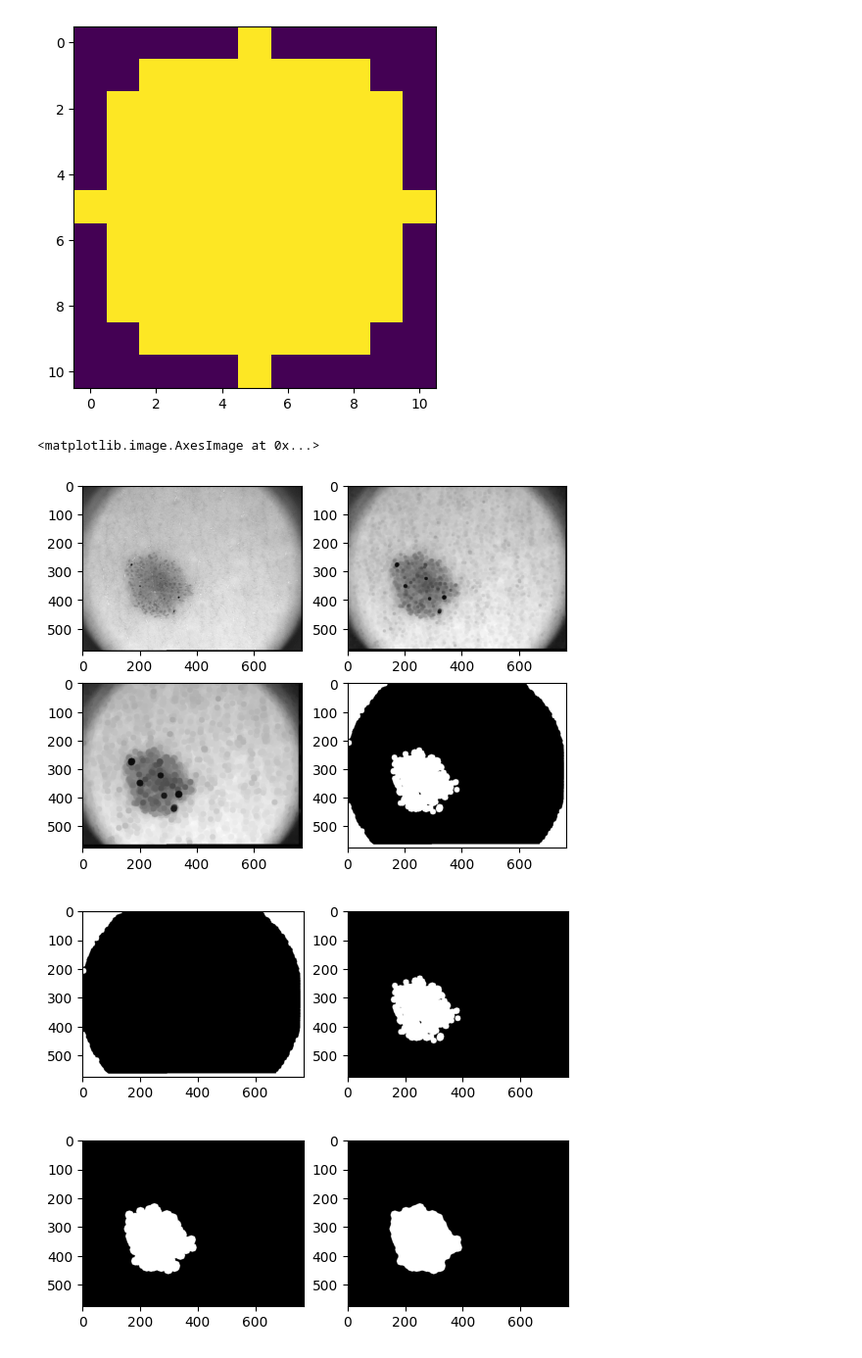
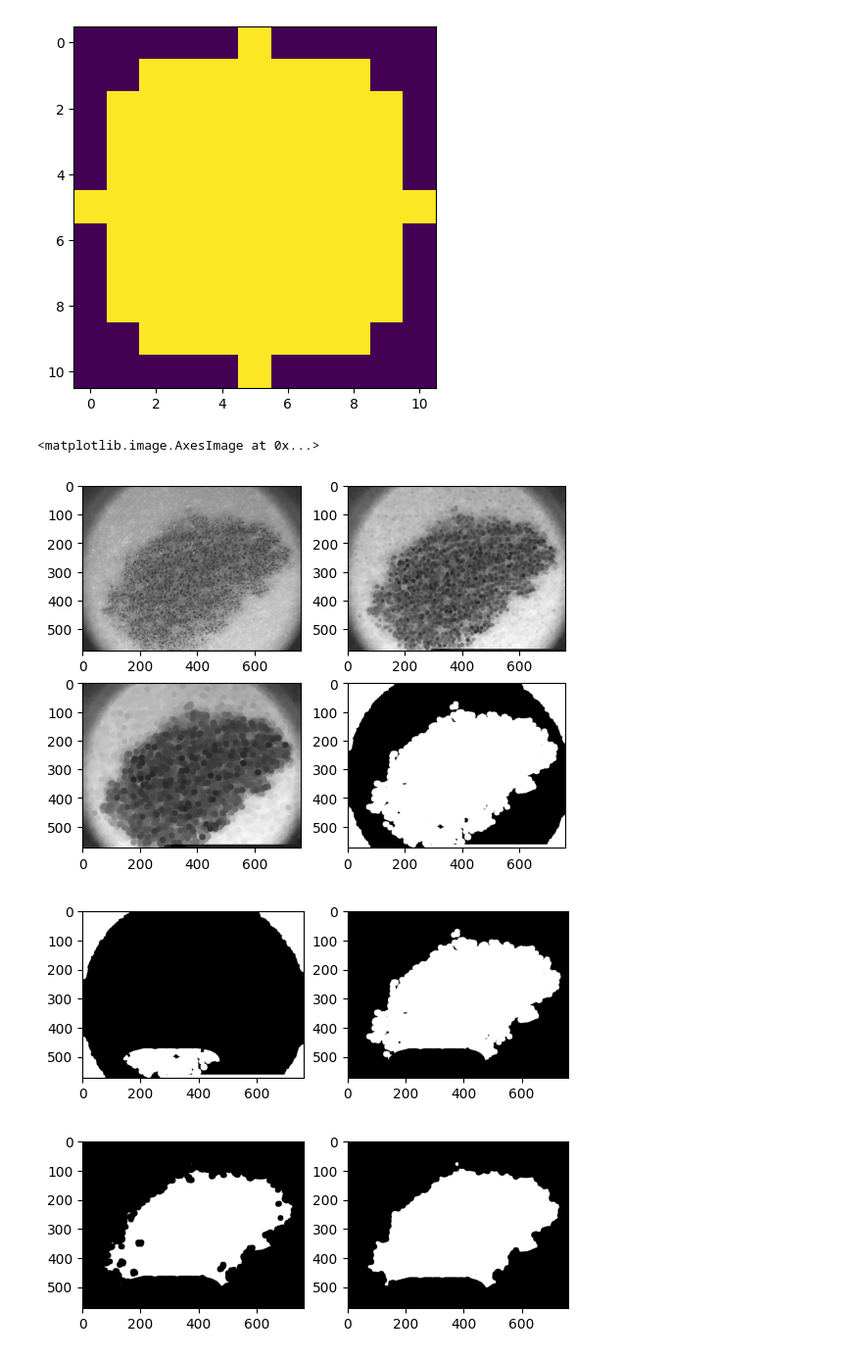
Before and after one commit to Rapuris/Medical-Image-Analysis-Spring-2024, a Jupyter notebook: skin.ipynb, the cells around one changed output. Shown at 98% size. Cells and saved outputs as stored; diff of their text form; code cells hidden in the pictures.

```diff
--- a/skin.ipynb
+++ b/skin.ipynb
@@ -105,7 +105,7 @@ Discrete Disk:
 <matplotlib.image.AxesImage at 0x...>
 [figure]
 # %%
-im = cv2.cvtColor(images[10], cv2.COLOR_BGR2GRAY)
+im = cv2.cvtColor(images[111], cv2.COLOR_BGR2GRAY)
 plt.figure()
 plt.subplot(221)
 plt.imshow(im, cmap = "gray")
@@ -114,36 +114,40 @@ im = cv2.erode(im, disk)
 plt.imshow(im, cmap = "gray")
 
 plt.subplot(223)
 im = cv2.erode(im, disk)
 plt.imshow(im, cmap = "gray")
 
 plt.subplot(224)
 _, im = cv2.threshold(im, 0, 255, cv2.THRESH_OTSU + cv2.THRESH_BINARY_INV)
 plt.imshow(im, cmap = "gray")
 
 # Perform conditional reconstruction using the edge as a marker to get rid of ring edge artifact
 edge_marker = np.zeros(im.shape)
 edge_marker[0, :] = 1
 edge_marker[-1, :] = 1
 edge_marker[:, 0] = 1
 edge_marker[:,-1] = 1
-recon = conditional_reconstruction(im, edge_marker, big_disk)
+recon = conditional_reconstruction(im, edge_marker, big_disk, num_iter = 10)
 plt.figure()
 plt.subplot(121)
 plt.imshow(recon, cmap = "gray")
 plt.subplot(122)
 im = im == cv2.bitwise_not(recon.astype(np.uint8))
 plt.imshow(im, cmap = "gray")
 
 # Perform some smoothing operation by with a binary closing
-im = cv2.morphologyEx(im.astype(np.uint8), cv2.MORPH_DILATE, generate_discrete_disk(5))
+im = cv2.morphologyEx(im.astype(np.uint8), cv2.MORPH_ERODE, generate_discrete_disk(10))
+
+
 plt.figure()
 plt.subplot(121)
 plt.imshow(im, cmap = "gray")
 plt.subplot(122)
-plt.imshow(cv2.morphologyEx(im, cv2.MORPH_CLOSE, generate_discrete_disk(10)), cmap = "gray")
+im = cv2.morphologyEx(im.astype(np.uint8), cv2.MORPH_DILATE, generate_discrete_disk(5))
+im = cv2.morphologyEx(im.astype(np.uint8), cv2.MORPH_CLOSE, generate_discrete_disk(10))
+plt.imshow(im, cmap = "gray")
 # %% [output]
 <matplotlib.image.AxesImage at 0x...>
-[figure, old version]
+[figure, new version]
-[figure, old version]
+[figure, new version]
-[figure, old version]
+[figure, new version]
```
